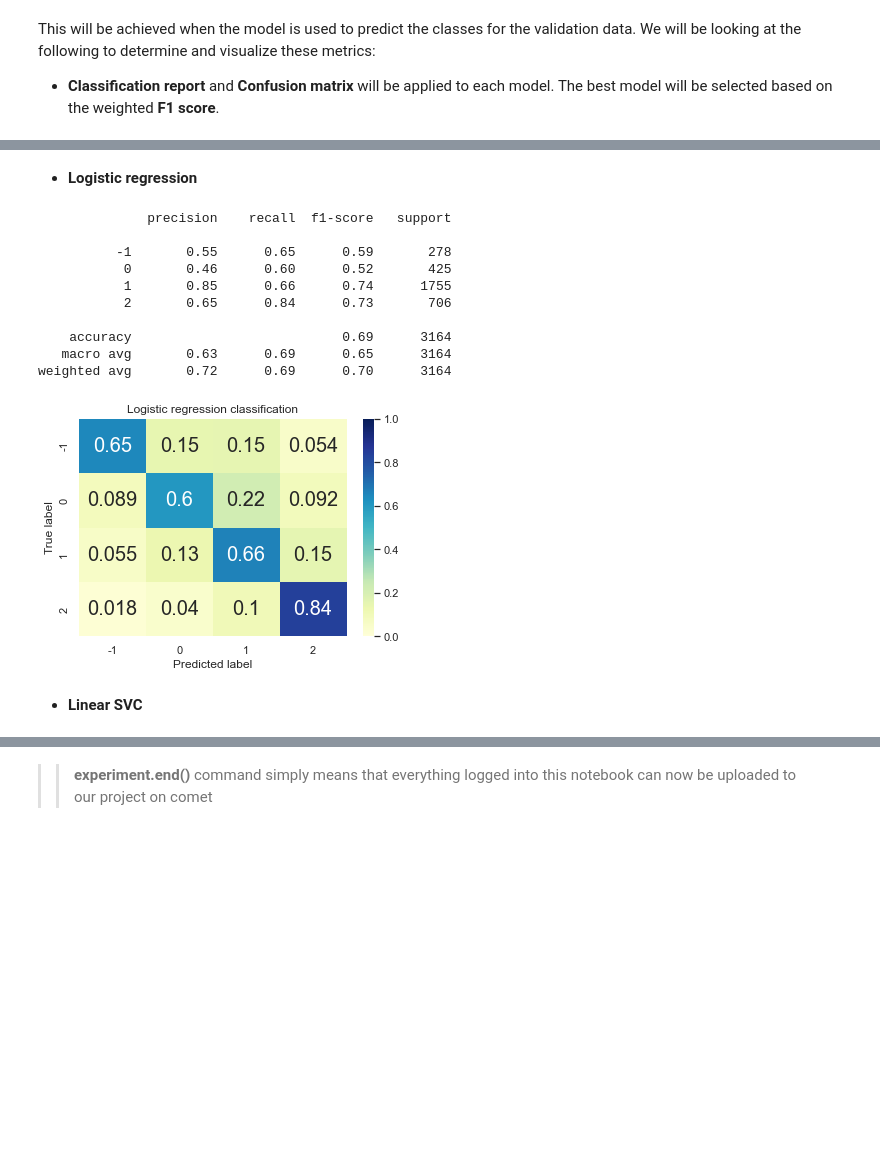
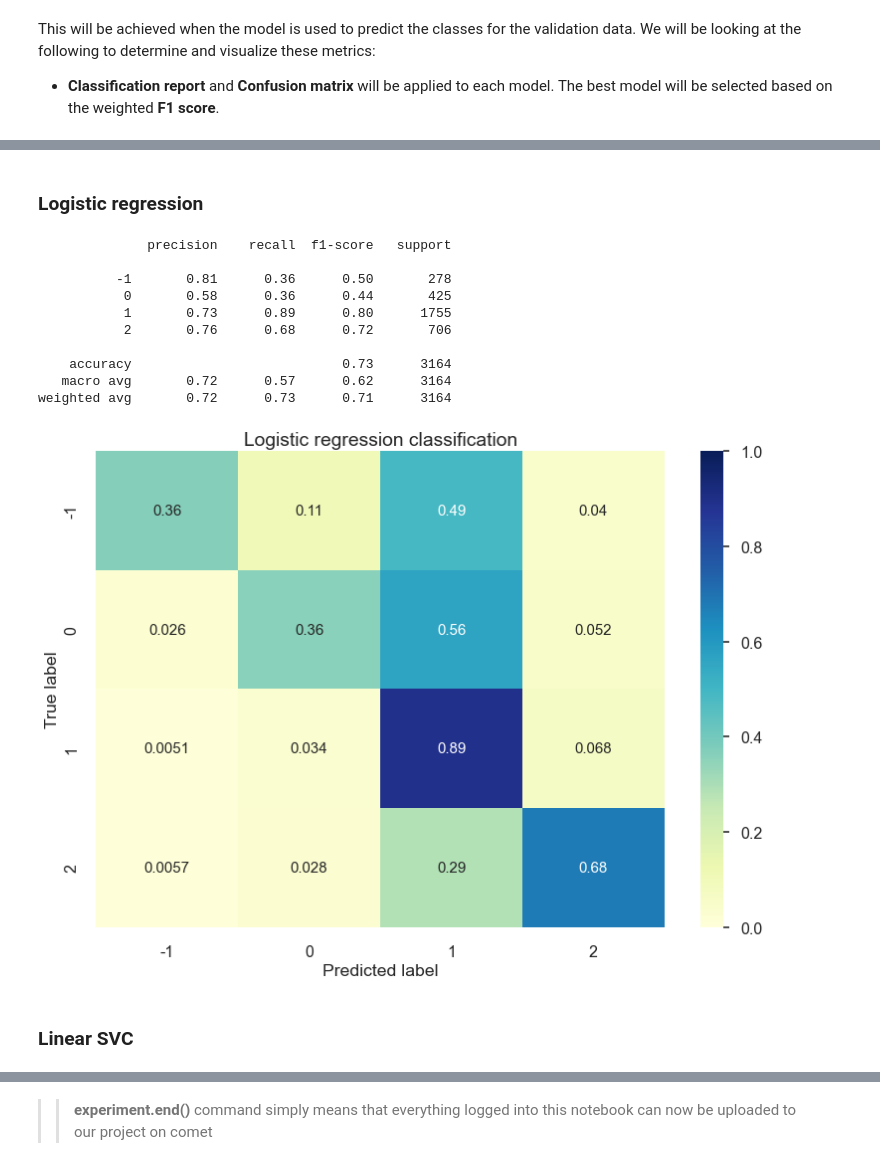
Before and after one commit to JayRolla/classification-predict-streamlit-template, a Jupyter notebook: es2 NOTEBOOK.ipynb, the cells around one changed output, grey strips where cells are left out. Saved outputs shown, nothing was run; the diff lists cells and outputs as text; code cells hidden in the pictures; blank space fills up the shorter version.

```diff
--- a/es2 NOTEBOOK.ipynb
+++ b/es2 NOTEBOOK.ipynb
@@ -497,4 +507,0 @@ def lemmatize(df):
-# %%
-# Further clean message column by applying the above function 'lemmatize'
-train_df = lemmatize(train_df)
-train_df.head()
@@ -654,0 +652,5 @@ lsvc = Pipeline([('tfidf', TfidfVectorizer()),
+# %%
+# Random Forest Classifier
+rf = Pipeline([('tfidf', TfidfVectorizer(max_features=5000)),
+               ('clf', RandomForestClassifier(max_depth=5,n_estimators=100))
+              ])
@@ -654,0 +670,5 @@ lsvc = Pipeline([('tfidf', TfidfVectorizer()),
+# %%
+# Naïve Bayes:
+nb = Pipeline([('tfidf', TfidfVectorizer(max_features=5000)),
+               ('clf', MultinomialNB())
+              ])
@@ -654,0 +681,4 @@ lsvc = Pipeline([('tfidf', TfidfVectorizer()),
+# %%
+lr = Pipeline([('tfidf', TfidfVectorizer(max_features=5000)),
+               ('clf', LogisticRegression(random_state=0))
+              ])
@@ -818,40 +870,40 @@ weighted avg       0.65      0.65      0.65      3164
 # %% [markdown]
-- __Logistic regression__
+### Logistic regression
 # %%
 # Generate a classification Report for the Logistic regression model
 print(metrics.classification_report(y_valid, y_pred_lr))
 
 cm = confusion_matrix(y_valid, y_pred_lr)
 cm_norm = cm / cm.sum(axis=1).reshape(-1,1)
 
 sns.heatmap(cm_norm,
             cmap="YlGnBu",
             xticklabels=lr.classes_,
             yticklabels=lr.classes_,
             vmin=0.,
             vmax=1.,
             annot=True,
-            annot_kws={'size':20})
+            annot_kws={'size':15})
 
 # Adding headings and lables
 plt.title('Logistic regression classification')
 plt.ylabel('True label')
 plt.xlabel('Predicted label')
 plt.show()
 # %% [output]
               precision    recall  f1-score   support
 
-          -1       0.55      0.65      0.59       278
-           0       0.46      0.60      0.52       425
-           1       0.85      0.66      0.74      1755
-           2       0.65      0.84      0.73       706
+          -1       0.81      0.36      0.50       278
+           0       0.58      0.36      0.44       425
+           1       0.73      0.89      0.80      1755
+           2       0.76      0.68      0.72       706
 
-    accuracy                           0.69      3164
-   macro avg       0.63      0.69      0.65      3164
-weighted avg       0.72      0.69      0.70      3164
+    accuracy                           0.73      3164
+   macro avg       0.72      0.57      0.62      3164
+weighted avg       0.72      0.73      0.71      3164
-[figure, old version]
+[figure, new version]
 # %% [markdown]
-- __Linear SVC__
+### __Linear SVC__
 # %%
 # Generate a classification Report for the linear SVC model
 print(metrics.classification_report(y_valid, y_pred_lsvc))
```
Also changed, not shown: parts of 56 cells of this notebook, 3 other files.
